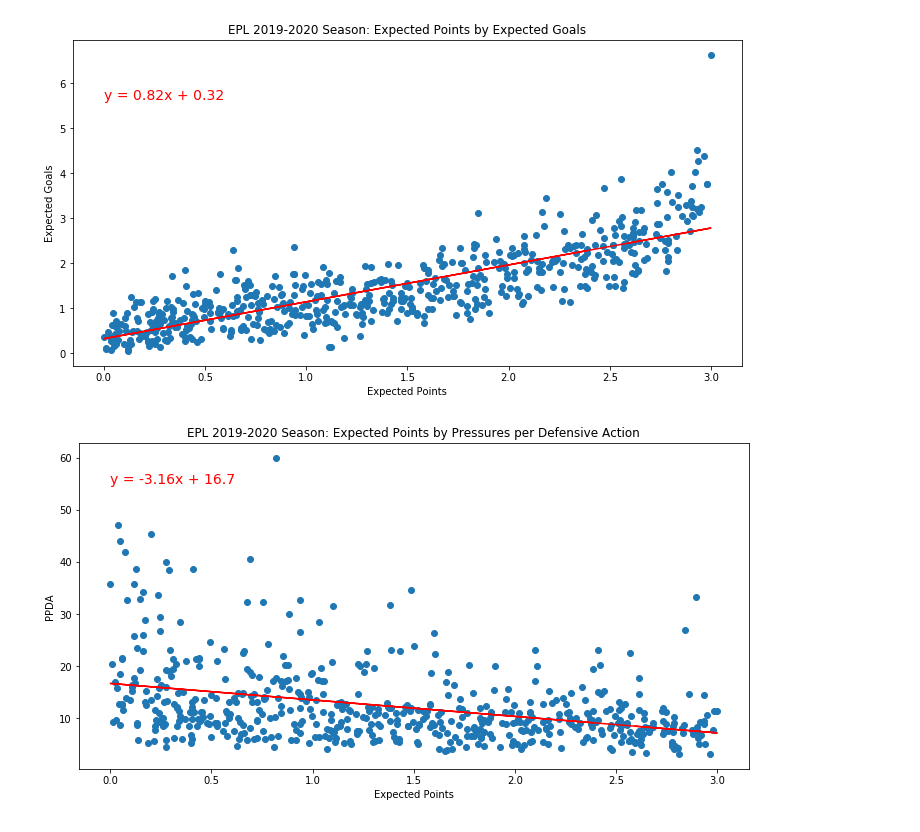
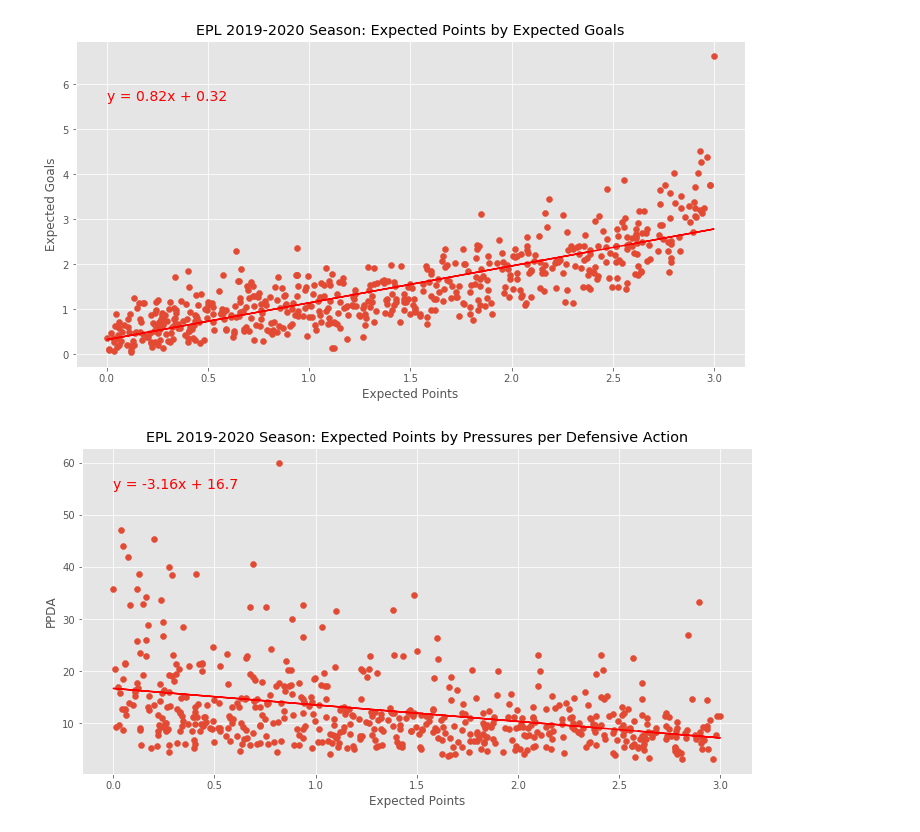
Before and after one commit to troypramsey/WebViz_EPL2019Analysis, a Jupyter notebook: WebVisualizations/resources/data_analysis.ipynb, the cells around one changed output. Saved outputs shown, nothing was run; the diff lists cells and outputs as text; code cells hidden in the pictures.

Commit message:
html layout of index page, saved scatters to viz folder

```diff
--- a/WebVisualizations/resources/data_analysis.ipynb
+++ b/WebVisualizations/resources/data_analysis.ipynb
@@ -2,12 +2,15 @@
 import pandas as pd
 from matplotlib import pyplot as plt
 from scipy.stats import linregress
+plt.style.use('ggplot')
 # %%
 results = pd.read_csv('epl2020.csv')
 players = pd.read_csv('players_1920_fin.csv')
 # %%
-results_df = results[['teamId', 'h_a', 'xG', 'xGA', 'scored', 'missed', 'result', 'xpts', 'pts', 'ppda_cal']]
+results_df = results[['teamId', 'h_a', 'xG', 'npxG', 'xGA', 'scored', 'missed', 'result', 'xpts', 'pts', 'ppda_cal']]
 results_df['xG_diff'] = results['scored'] - results['xG']
+results_df['npxG_diff'] = results['scored'] - results['npxG']
+results_df['xGA_diff'] = results['missed'] - results['xGA']
 results_df['xP_diff'] = results['pts'] - results['xpts']
 
 expected_goals = results_df['xG']
@@ -43,25 +56,31 @@ line_eq = "y = " + str(round(slope,2)) + "x + " + str(round(intercept,2))
 plt.plot(expected_points, regress_values, "r-", alpha=1)
 plt.annotate(line_eq, (expected_points.min(), expected_goals.max() - 1), fontsize=14,color="red")
 
+path = f'../visualizations/xp_xg_scatter.png'
+plt.savefig(path, format='png')
+
 plt.show()
 # %% [output]
-[figure, old version]
+[figure, new version]
 # %%
 plt.figure(figsize=(12,6))
 plt.scatter(expected_points, pressures)
 plt.title('EPL 2019-2020 Season: Expected Points by Pressures per Defensive Action')
 plt.xlabel('Expected Points')
 plt.ylabel('PPDA')
 
 (slope, intercept, rvalue, pvalue, stderr) = linregress(expected_points, pressures)
 regress_values = expected_points * slope + intercept
 line_eq = "y = " + str(round(slope,2)) + "x + " + str(round(intercept,2))
 plt.plot(expected_points, regress_values, "r-", alpha=1)
 plt.annotate(line_eq, (expected_points.min(), pressures.max() - 5), fontsize=14,color="red")
 
+path = f'../visualizations/xp_ppda_scatter.png'
+plt.savefig(path, format='png')
+
 plt.show()
 # %% [output]
-[figure, old version]
+[figure, new version]
 # %%
 result_groups = results_df.groupby('teamId')
 xG_plot_df = pd.DataFrame(result_groups.mean().sort_values('xG_diff', ascending=False)).reset_index()
```
Also changed, not shown: parts of 7 cells of this notebook, 3 other files.
